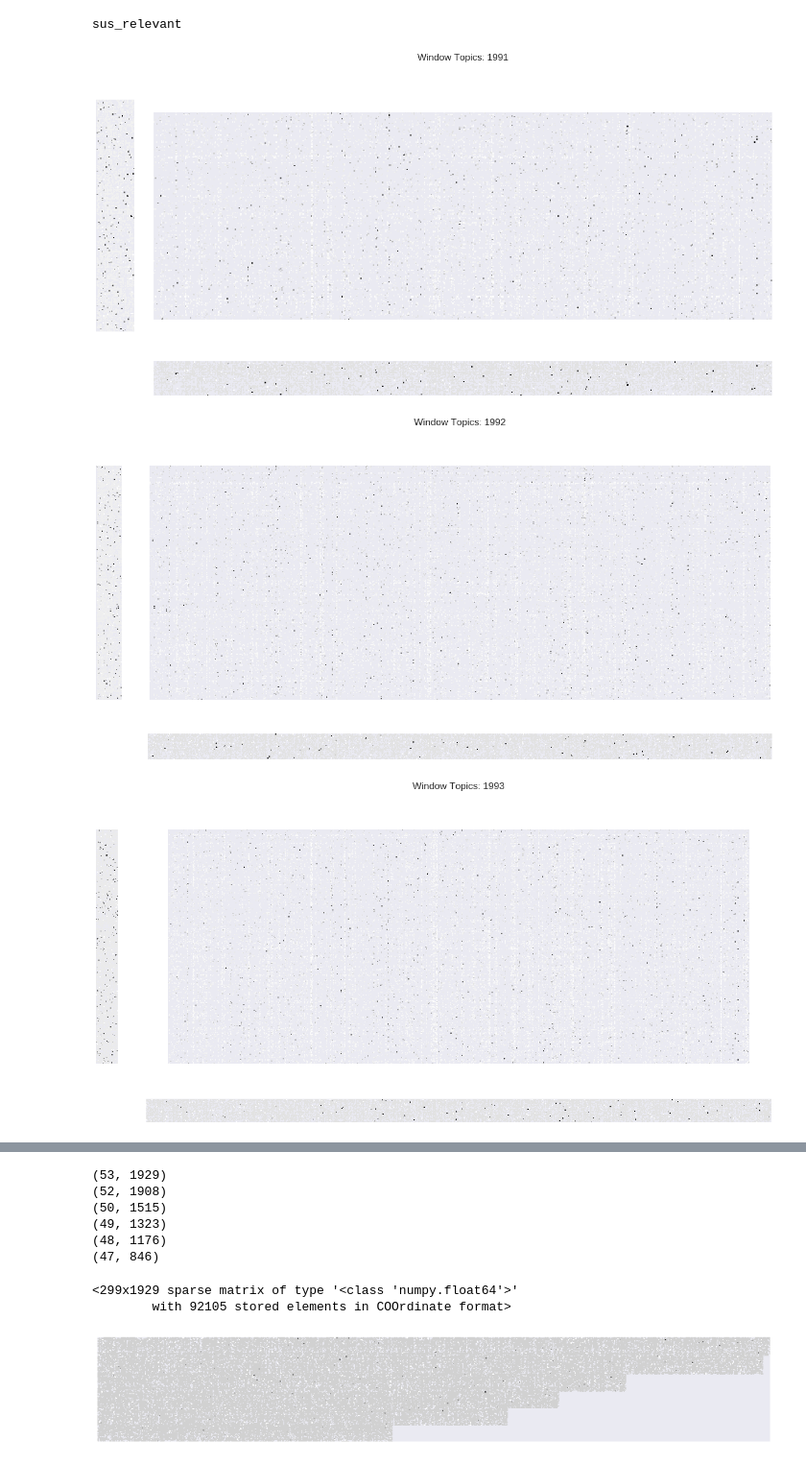
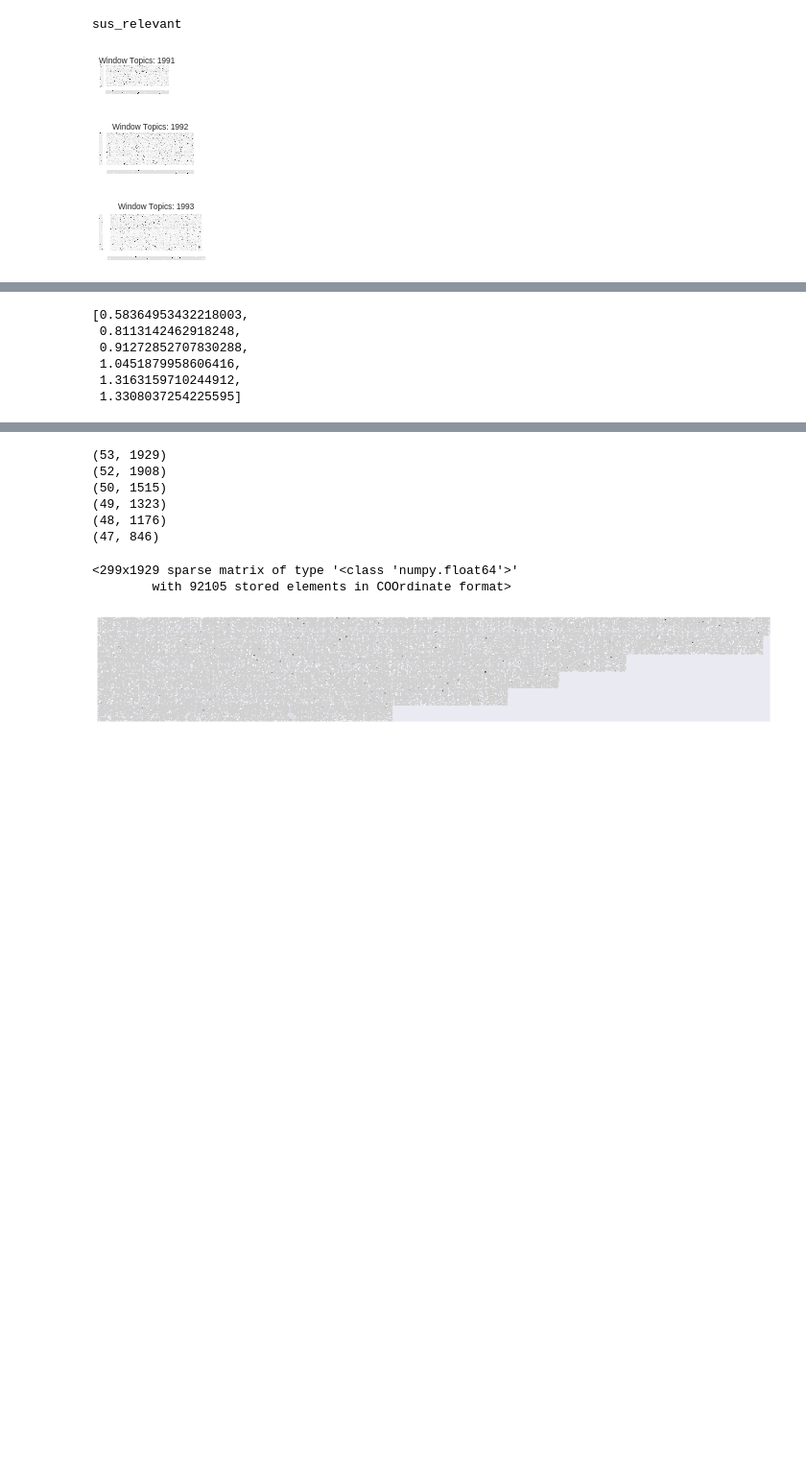
Before and after one commit to mcc-apsis/sustainability, a Jupyter notebook: code/explanation.ipynb, the cells around one changed output, grey strips where cells are left out. Shown: that part at 96% size. Drawn from its saved outputs; the diff is of its cells as text; code cells hidden in the pictures; blank space fills up the shorter version.

Commit message:
plot sizes

```diff
--- a/code/explanation.ipynb
+++ b/code/explanation.ipynb
@@ -66,6 +66,13 @@ for y in [1991,1992,1993,1994,1995,1996]:
 
     dtms.append(tfidf)
 
+vs = np.array([x.shape[1] for x in dtms])
+
+ws = [x.shape[1]/vs.mean() for x in dtms]
+
+for i,y in enumerate([1991,1992,1993,1994,1995,1996]):
+    tfidf = dtms[i]
+
     tfidf_m = tfidf.toarray()
     tfidf_m[tfidf_m==0.0]=np.nan
 
@@ -93,7 +100,7 @@ for y in [1991,1992,1993,1994,1995,1996]:
     H_m[(H_m<0.3) & (H_m>0.0005)]=0.1
     H_m[H_m==0.0]=np.nan
 
-    plt.rcParams["figure.figsize"] = [297/6/2.54,297/6/2.54*0.6]
+    plt.rcParams["figure.figsize"] = [29.7/6/2.54*ws[i],29.7/6/2.54*0.6*ws[i]]
 
     fig = plt.figure()
 
@@ -126,35 +133,35 @@ for y in [1991,1992,1993,1994,1995,1996]:
 
     sns.heatmap(
         tfidf_m,
         xticklabels=False,
         yticklabels=False,
         cmap="Greys",
         square=True,
         ax=ax3,
         #cbar_ax=ax4,
         cbar=False
     )
 
     m = tfidf_m.shape[0] # docs
     n = tfidf_m.shape[1] # terms
     r = H_m.shape[1] # topics
 
     #ax1.text(H_m.shape[1]*4,H_m.shape[0]/2,"H:\n{}\nx\n{}".format(H_m.shape[1],H_m.shape[0]),
     #        va="center", ha="center")
 
     #ax1.text(H_m.shape[1]/2,-H_m.shape[0]/5,r'V$\approx$WH',ha="center")
     #ax2.text(W_m.shape[1]/2,W_m.shape[0]*2,"W: {} x {}".format(W_m.shape[1],W_m.shape[0]))
     #ax3.text(n*0.5,m*1.08,"V: {} x {}".format(n,m))
 
-    st = fig.suptitle("Window Topics: {}".format(y), fontsize="x-large",ha="center")
-    st.set_y(1.1)
+    st = fig.suptitle("Window Topics: {}".format(y), fontsize="x-small",ha="center")
+    st.set_y(1.15)
     st.set_x(0.4)
 
     #fig.tight_layout()
     plt.savefig('../plots/VWH_{}.png'.format(y),bbox_inches='tight')
 
     plt.show()
 # %% [output]
-[figure, old version]
+[figure, new version]
-[figure, old version]
+[figure, new version]
-[figure, old version]
+[figure, new version]
@@ -163,0 +168,17 @@ for y in [1991,1992,1993,1994,1995,1996]:
+# %%
+vs = np.array([x.shape[1] for x in dtms])
+
+
+
+vs.mean()
+
+ws = [x.shape[1]/vs.mean() for x in dtms]
+
+ws
+# %% [output]
+[0.58364953432218003,
+ 0.8113142462918248,
+ 0.91272852707830288,
+ 1.0451879958606416,
+ 1.3163159710244912,
+ 1.3308037254225595]
```
Also changed, not shown: parts of 2 cells of this notebook, 6 other files.
